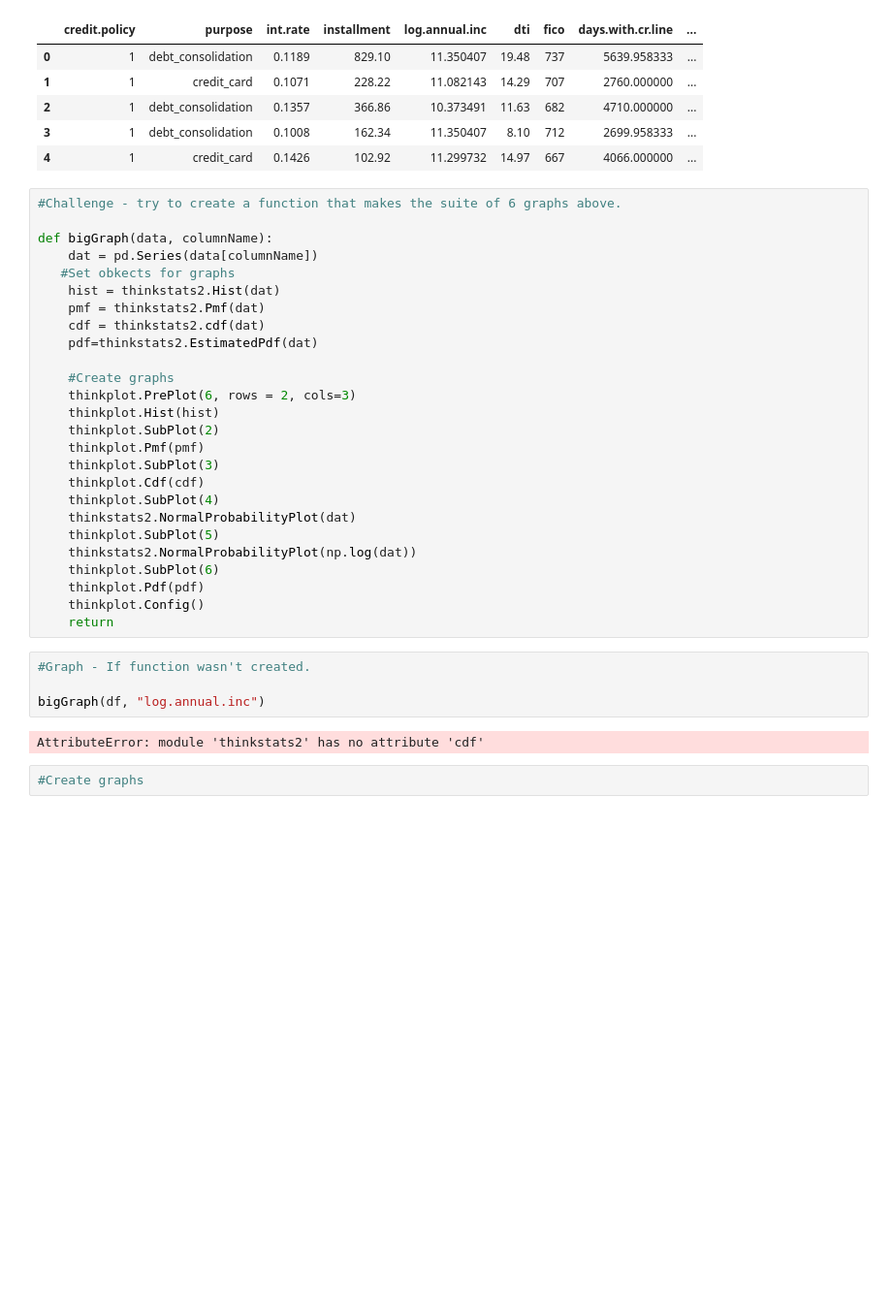
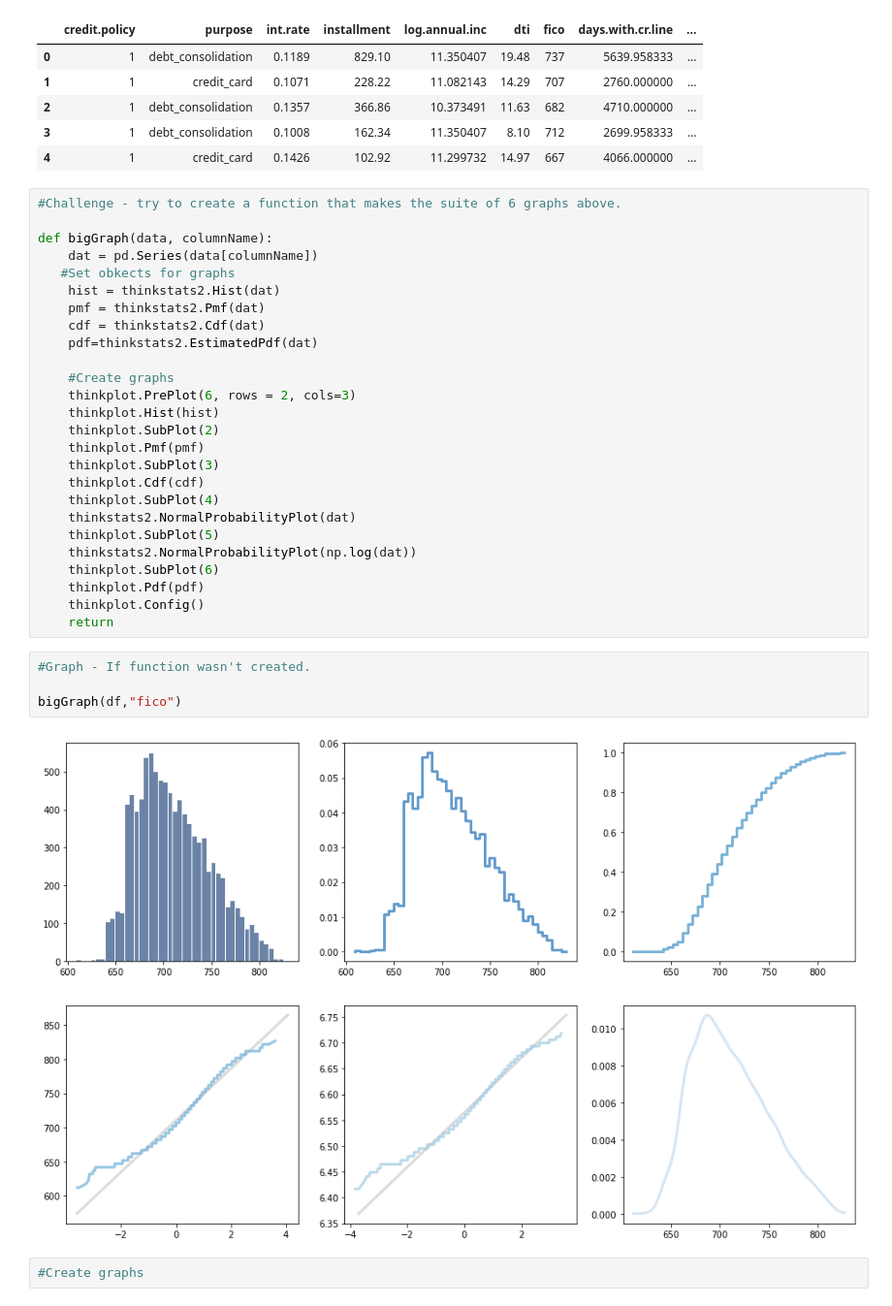
Before and after one commit to ymastan/BasicClassExamples, a Jupyter notebook: 008_PDF.ipynb, the cells around one changed output. Shown at 97% size. Cells and saved outputs as stored; diff of their text form; blank space fills up the shorter version.

```diff
--- a/008_PDF.ipynb
+++ b/008_PDF.ipynb
@@ -165,7 +165,7 @@ def bigGraph(data, columnName):
    #Set obkects for graphs
     hist = thinkstats2.Hist(dat)
     pmf = thinkstats2.Pmf(dat)
-    cdf = thinkstats2.cdf(dat)
+    cdf = thinkstats2.Cdf(dat)
     pdf=thinkstats2.EstimatedPdf(dat)
 
     #Create graphs
@@ -186,9 +186,9 @@ def bigGraph(data, columnName):
 # %%
 #Graph - If function wasn't created.
 
-bigGraph(df, "log.annual.inc")
+bigGraph(df,"fico")
 # %% [output]
-AttributeError: module 'thinkstats2' has no attribute 'cdf'
+[figure, added]
 # %%
 #Create graphs
 # %%
```
Also changed, not shown: parts of 5 cells of this notebook, 1 other file.
